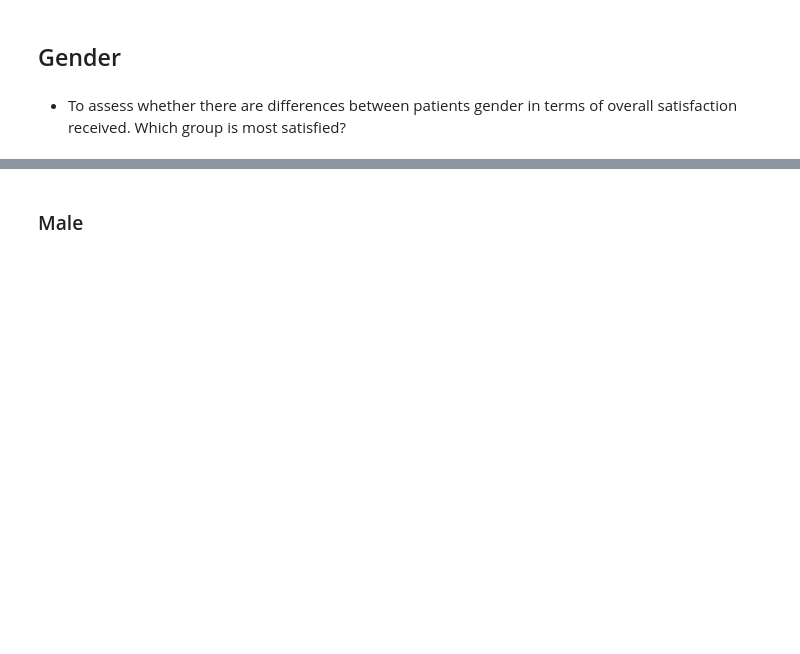
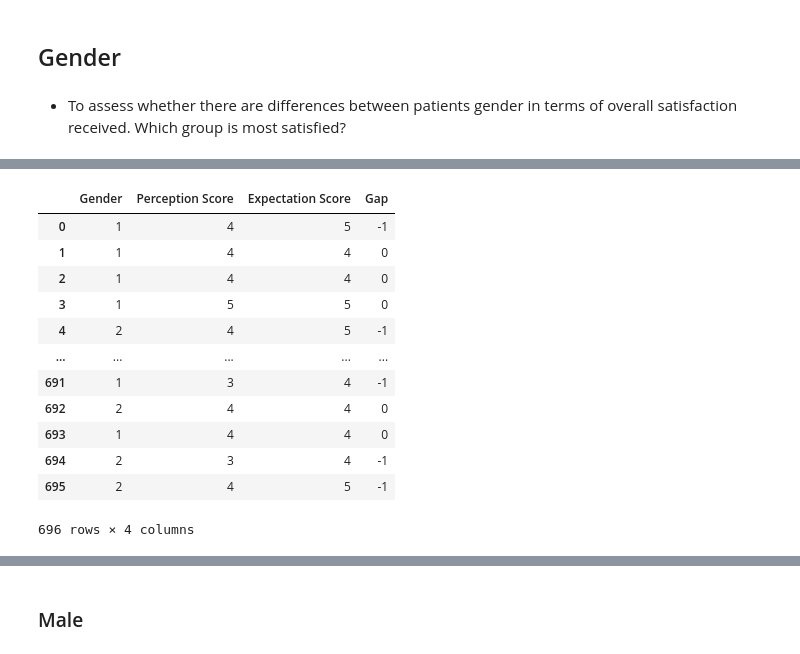
Before and after one commit to Lorraine254/likertScaleAnalysis, a Jupyter notebook: analysis_v1.ipynb, the cells around one changed output, grey strips where cells are left out. Cells and saved outputs as stored; diff of their text form; code cells hidden in the pictures; blank space fills up the shorter version.

```diff
--- a/analysis_v1.ipynb
+++ b/analysis_v1.ipynb
@@ -1879,0 +1849,8 @@ halisi_df
+# %%
+# Melt the DataFrame
+tangible_expectation = halisi_df.melt(id_vars=['What gender do you identify as?'], value_vars=['The hospital should have modern, up-to-date equipment',
+                                                           "The hospital's physical facilities should be clean and visually appealing (reception, waiting area, consultation rooms, toilets, wards)",
+                                                           "The hospital's employees should be well-dressed and have a neat and professional appearance",
+                                                           'Materials associated with the service should be visually appealing'],
+                    var_name='Questions_x', value_name='Expectation Score')
+tangible_expectation
@@ -1879,0 +1871,9 @@ halisi_df
+# %%
+# Melt the DataFrame
+tangible_perception = halisi_df.melt(id_vars=['What gender do you identify as?'], value_vars=['The hospital has modern, up-to-date equipment',
+                                                                                                "The hospital's physical facilities are clean and visually appealing (reception, waiting area, consultation rooms, toilets, wards)",
+                                                                                                "The hospital's employees are well-dressed and have a neat and professional appearance",
+                                                                                                  'Materials associated with the service are visually appealing'],
+                                                                                                  var_name='Questions_y', value_name='Perception Score')
+tangible_perception.rename(columns={'What gender do you identify as?': 'Gender'}, inplace=True)
+tangible_perception
@@ -1879,0 +1894,24 @@ halisi_df
+# %%
+# Merge DataFrames on the 'What gender do you identify as?' and 'Questions' columns
+tangibles= pd.concat([tangible_perception, tangible_expectation],axis=1)
+tangibles
+
+tangibles = tangibles.drop(['Questions_x','Questions_y','What gender do you identify as?'],axis=1)
+tangibles
+
+tangibles['Gap']= tangibles["Perception Score"]- tangibles['Expectation Score']
+tangibles
+# %% [output]
+|  | Gender | Perception Score | Expectation Score | Gap |
+| 0 | 1 | 4 | 5 | -1 |
+| 1 | 1 | 4 | 4 | 0 |
+| 2 | 1 | 4 | 4 | 0 |
+| 3 | 1 | 5 | 5 | 0 |
+| 4 | 2 | 4 | 5 | -1 |
+| ... | ... | ... | ... | ... |
+| 691 | 1 | 3 | 4 | -1 |
+| 692 | 2 | 4 | 4 | 0 |
+| 693 | 1 | 4 | 4 | 0 |
+| 694 | 2 | 3 | 4 | -1 |
+| 695 | 2 | 4 | 5 | -1 |
+696 rows × 4 columns
```
Also changed, not shown: parts of 10 cells of this notebook.
